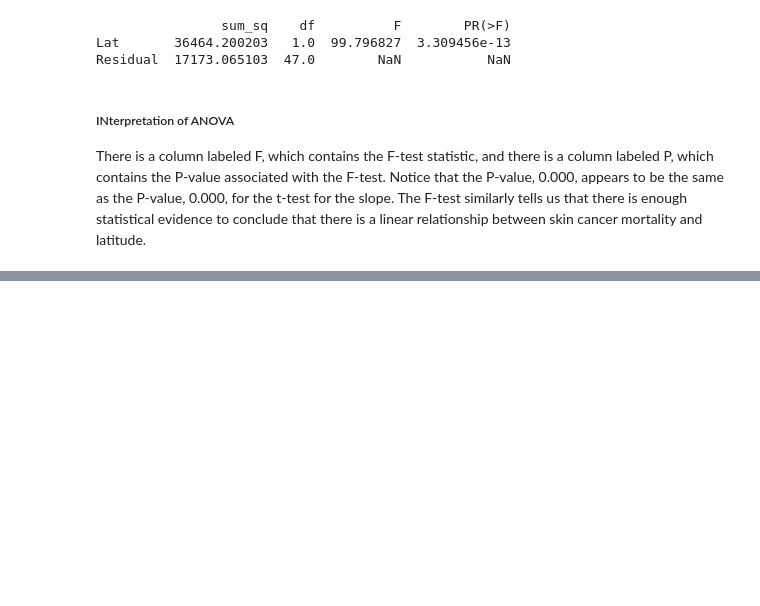
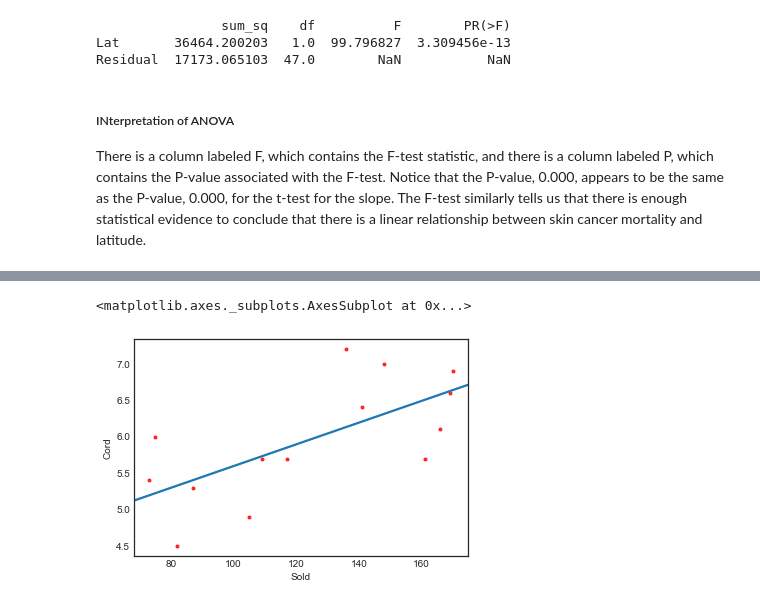
Before and after one commit to naivelogic/Machine_Learning_Notebooks, a Jupyter notebook: Data_Science/Stats Foundation/Regression Methods/[lab] PennState Regression.ipynb, the cells around one changed output, grey strips where cells are left out. Saved outputs shown, nothing was run; the diff lists cells and outputs as text; code cells hidden in the pictures; blank space fills up the shorter version.

```diff
--- a/Data_Science/Stats Foundation/Regression Methods/[lab] PennState Regression.ipynb
+++ b/Data_Science/Stats Foundation/Regression Methods/[lab] PennState Regression.ipynb
@@ -385,0 +410,3 @@ Residual  8.0   597.385952    74.673244        NaN       NaN
+# %%
+lead = pd.read_csv("./data/leadcord.csv")
+lead.head()
@@ -385,0 +457,8 @@ Residual  8.0   597.385952    74.673244        NaN       NaN
+# %%
+# Scatter plot of expense vs income with least swares regression line added
+
+sns.regplot(x = lead.Sold, y = lead.Cord, order = 1,
+           ci = None, scatter_kws={'color':'r', 's':9})
+# %% [output]
+<matplotlib.axes._subplots.AxesSubplot at 0x...>
+[figure, added]
```
Also changed, not shown: parts of 33 cells of this notebook.
